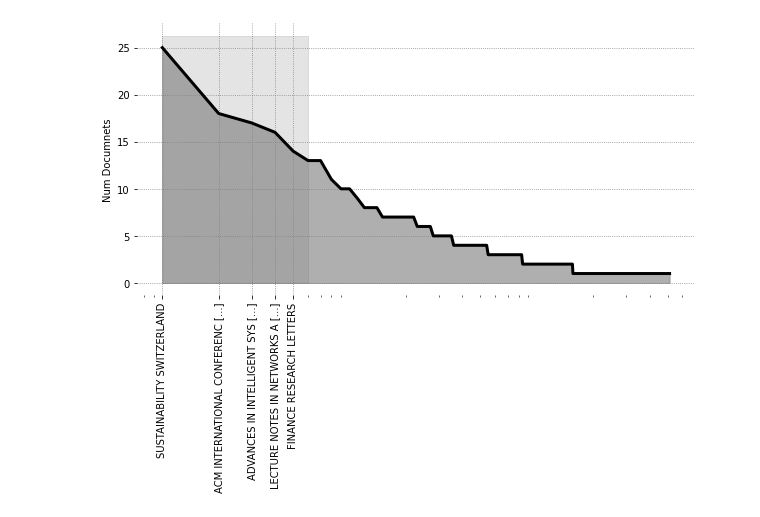
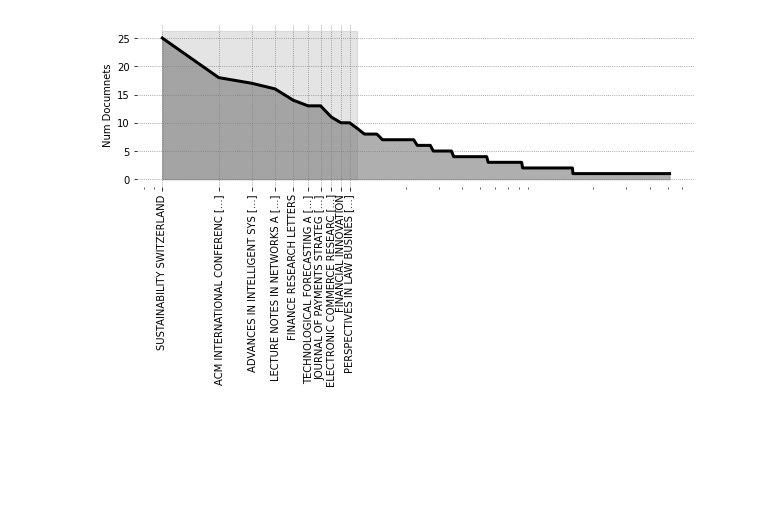
Before and after one commit to jdvelasq/techminer2, a Jupyter notebook: io.ipynb, the cells around one changed output. Saved outputs shown, nothing was run; the diff lists cells and outputs as text; code cells hidden in the pictures; blank space fills up the shorter version.

```diff
--- a/io.ipynb
+++ b/io.ipynb
@@ -28,12 +28,12 @@ apply_institutions_thesaurus(datastorepath="./datastore")
 # %%
 from techminer.analysis.bradford import bradford_plot
 import matplotlib.pyplot as plt
 
 plt.figure(figsize=(10,3))
 
-_ = bradford_plot(datastorepath="./datastore")
+_ = bradford_plot(datastorepath="./datastore", max_items=10)
 # %% [output]
-[figure, old version]
+[figure, new version]
 # %%
 import pandas as pd
 
```
